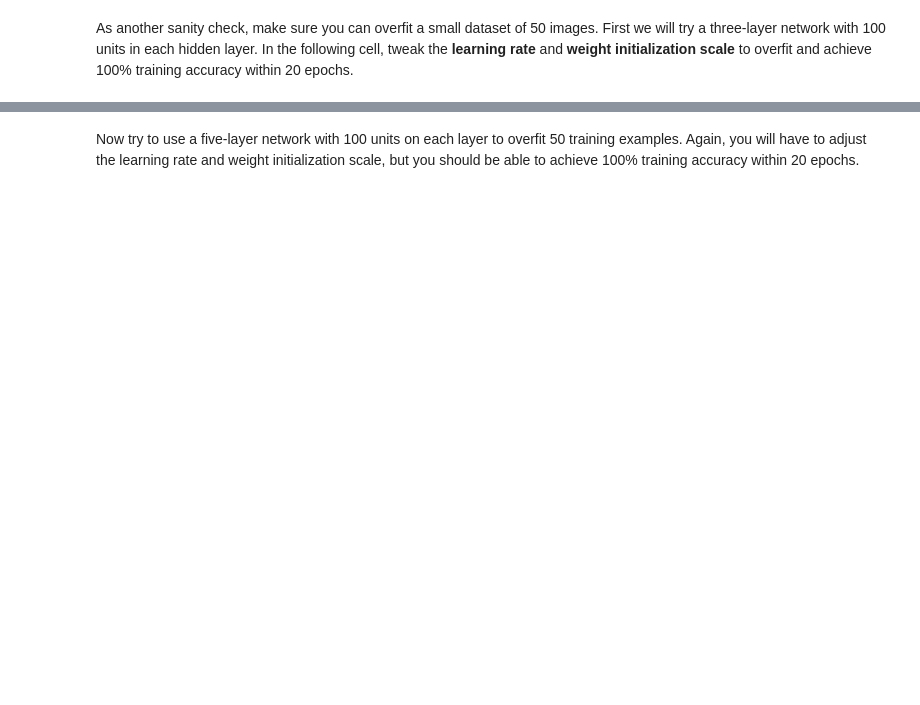
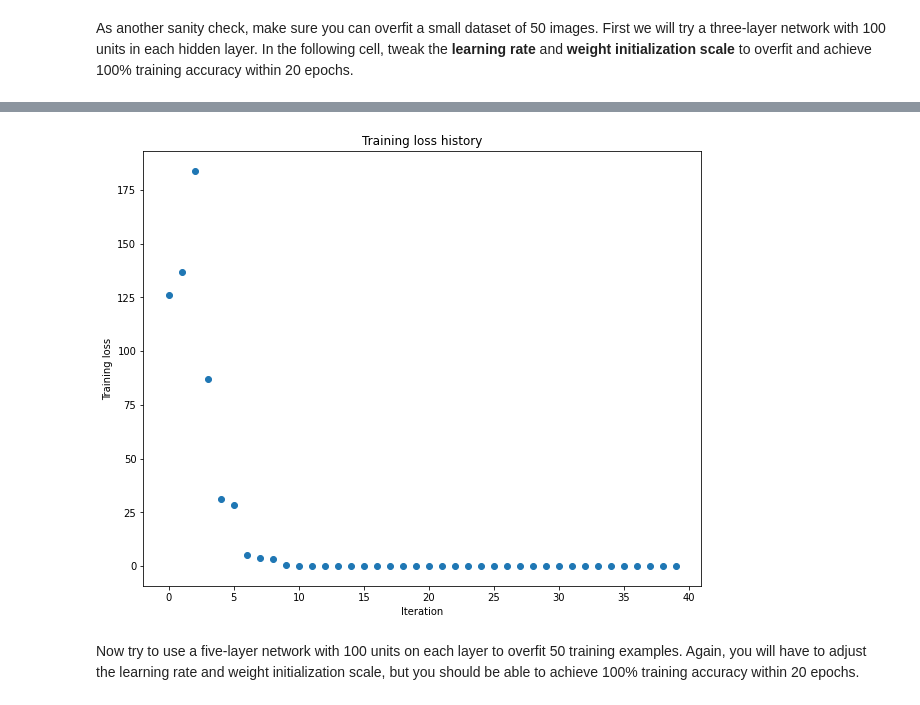
Before and after one commit to Cedric-Perauer/Michigan-State-Computer-Vision-2019-Assignments, a Jupyter notebook: A3/fully_connected_networks.ipynb, the cells around one changed output, grey strips where cells are left out. Saved outputs shown, nothing was run; the diff lists cells and outputs as text; code cells hidden in the pictures; blank space fills up the shorter version.

```diff
--- a/A3/fully_connected_networks.ipynb
+++ b/A3/fully_connected_networks.ipynb
@@ -265,7 +261,7 @@ def linear_backward(dout, cache):
   - dx: Gradient with respect to x, of shape (N, d1, ..., d_k)
   - dw: Gradient with respect to w, of shape (D, M)
   - db: Gradient with respect to b, of shape (M,)
-  """
+   """
   x, w, b = cache
   dx, dw, db = None, None, None
   #############################################################################
@@ -273,19 +269,14 @@ def linear_backward(dout, cache):
   #############################################################################
   # Replace "pass" statement with your code
   sh = x.shape
-  x = x.view(x.shape[0],-1)
+
+  xr = x.view(x.shape[0],-1)
 
 
+  dw = xr.transpose(0,1) @ dout
 
-
-
-  print(x.transpose(0,1).shape)
-  dw = x.transpose(0,1) @ dout
-  print("dw : ",dw.shape)
-  print("x : ",x.shape)
-  print("dout : ",dout.shape)
   dx = dout @ w.transpose(0,1)
-  dx = dx.view(x.shape[0],2,3)
+  dx = dx.view(x.shape)
   db = dout.sum(axis=0)
   #############################################################################
   #                              END OF YOUR CODE                             #
@@ -930,14 +1070,14 @@ small_data = {
   'y_val': data_dict['y_val'],
 }
 
-weight_scale = 1e-2   # Experiment with this!
-learning_rate = 1e-4  # Experiment with this!
+
 ############################################################################
 # TODO: Change weight_scale and learning_rate so your model achieves 100%  #
 # training accuracy within 20 epochs.                                      #
 ############################################################################
 # Replace "pass" statement with your code
-pass
+weight_scale = 5e-1   # Experiment with this!
+learning_rate = 7e-2  # Experiment with this!
 ############################################################################
 #                             END OF YOUR CODE                             #
 ############################################################################
@@ -957,3 +1097,4 @@ plt.title('Training loss history')
 plt.xlabel('Iteration')
 plt.ylabel('Training loss')
 plt.show()
+# %% [output]
@@ -960,3 +1118,4 @@ plt.show()
+[figure, added]
 # %% [markdown]
 Now try to use a five-layer network with 100 units on each layer to overfit 50 training examples. Again, you will have to adjust the learning rate and weight initialization scale, but you should be able to achieve 100% training accuracy within 20 epochs.
 # %%
```
Also changed, not shown: parts of 32 cells of this notebook.
